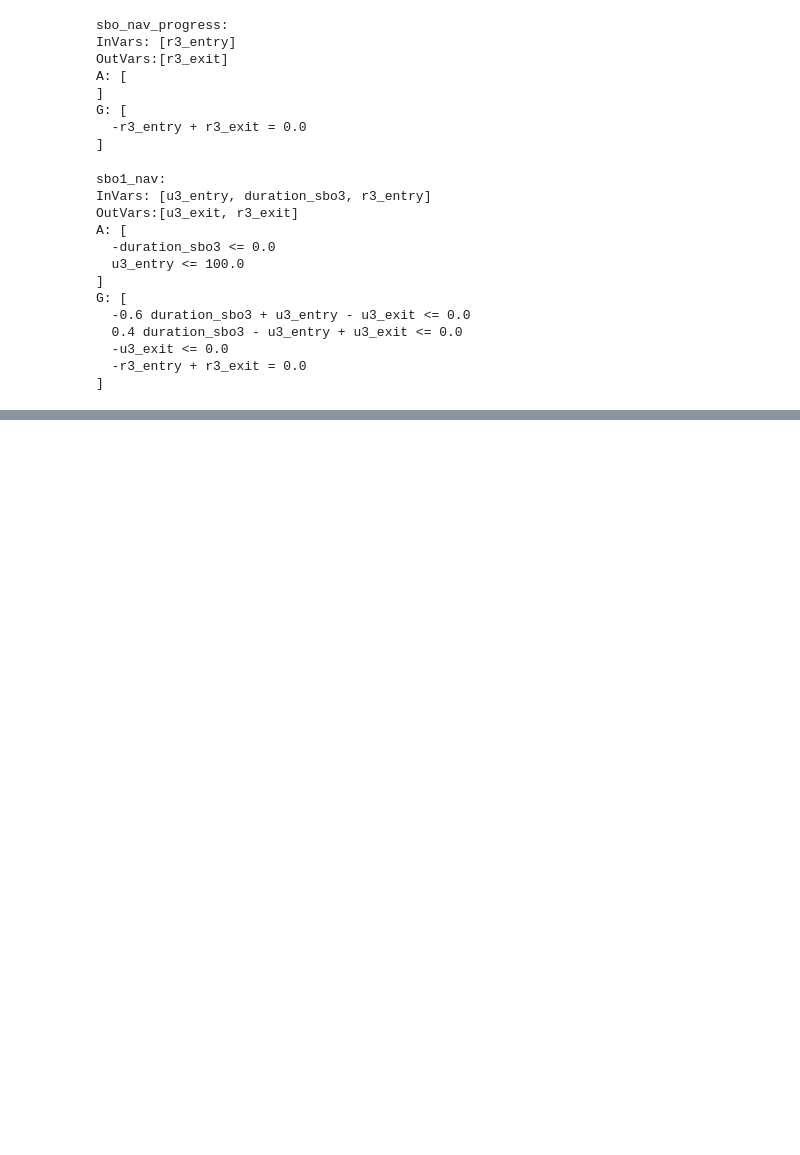
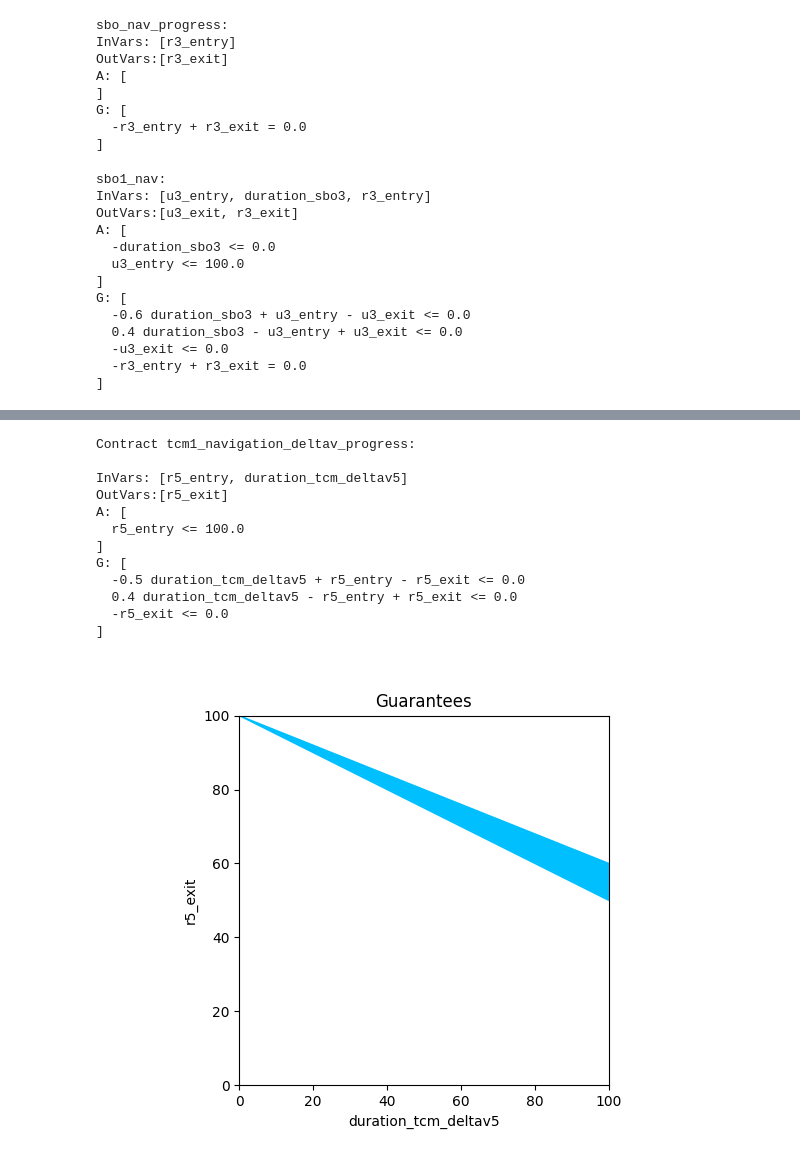
Before and after one commit to pacti-org/pacti, a Jupyter notebook: case_studies/space_mission/space_mission_navigation.ipynb, the cells around one changed output, grey strips where cells are left out. Cells and saved outputs as stored; diff of their text form; code cells hidden in the pictures; blank space fills up the shorter version.

```diff
--- a/case_studies/space_mission/space_mission_navigation.ipynb
+++ b/case_studies/space_mission/space_mission_navigation.ipynb
@@ -235,0 +313,49 @@ G: [
+# %%
+def TCM_navigation_deltav_progress(s: int, progress: tuple[float, float]) -> PolyhedralContract:
+  spec = PolyhedralContract.from_string(
+    InputVars = [
+      f"r{s}_entry",              # initial trajectory relative distance
+      f"duration_tcm_deltav{s}",  # knob variable for TCM deltav duration
+    ],
+    OutputVars = [
+      f"r{s}_exit",               # final trajectory relative distance
+    ],
+    assumptions = [
+      # upper bound on trajectory relative distance
+      f"r{s}_entry <= 100",
+    ],
+    guarantees = [
+      # duration*improvement(min) <= r{entry} - r{exit} <= duration*improvement(max)
+      f" r{s}_entry - r{s}_exit - {progress[1]}*duration_tcm_deltav{s} <= 0",
+      f"-r{s}_entry + r{s}_exit + {progress[0]}*duration_tcm_deltav{s} <= 0",
+
+      # lower bound on trajectory relative distance
+      f"-r{s}_exit <= 0",
+    ])
+  return spec
+
+tcm1_nav_deltav_progress = TCM_navigation_deltav_progress(s=5, progress=(0.4, 0.5))
+print(f"Contract tcm1_navigation_deltav_progress:\n\n{tcm1_nav_deltav_progress}")
+
+_ = plot_guarantees(contract=tcm1_nav_deltav_progress,
+                x_var=Var("duration_tcm_deltav5"),
+                y_var=Var("r5_exit"),
+                var_values={
+                  Var("r5_entry"):100,
+                },
+                x_lims=(0,100),
+                y_lims=(0,100))
+# %% [output]
+Contract tcm1_navigation_deltav_progress:
+
+InVars: [r5_entry, duration_tcm_deltav5]
+OutVars:[r5_exit]
+A: [
+  r5_entry <= 100.0
+]
+G: [
+  -0.5 duration_tcm_deltav5 + r5_entry - r5_exit <= 0.0
+  0.4 duration_tcm_deltav5 - r5_entry + r5_exit <= 0.0
+  -r5_exit <= 0.0
+]
+[figure, added]
```
Also changed, not shown: parts of 6 cells of this notebook, 3 other files.
